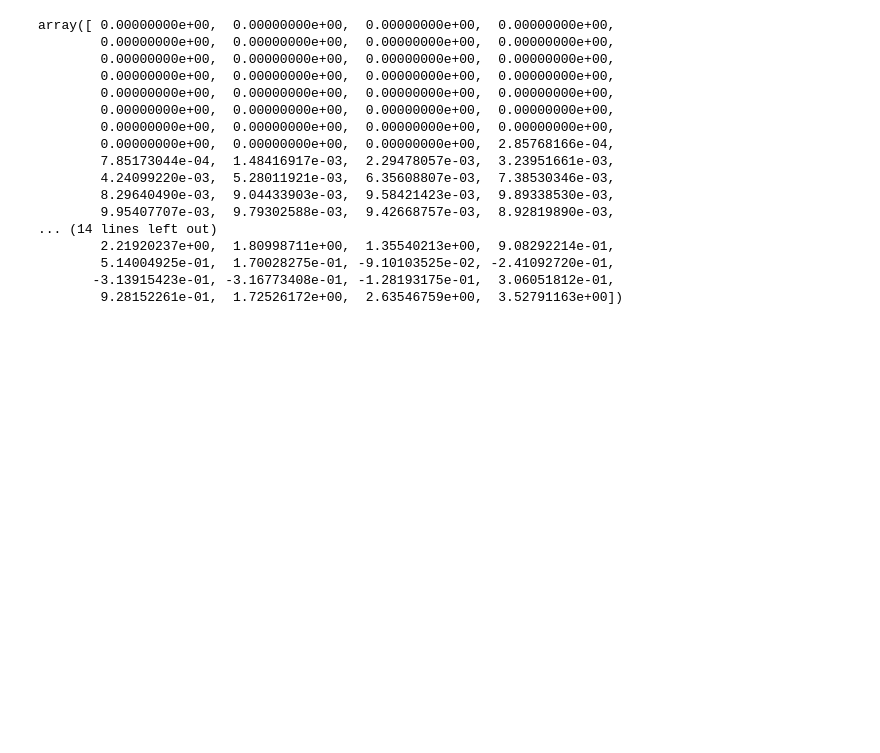
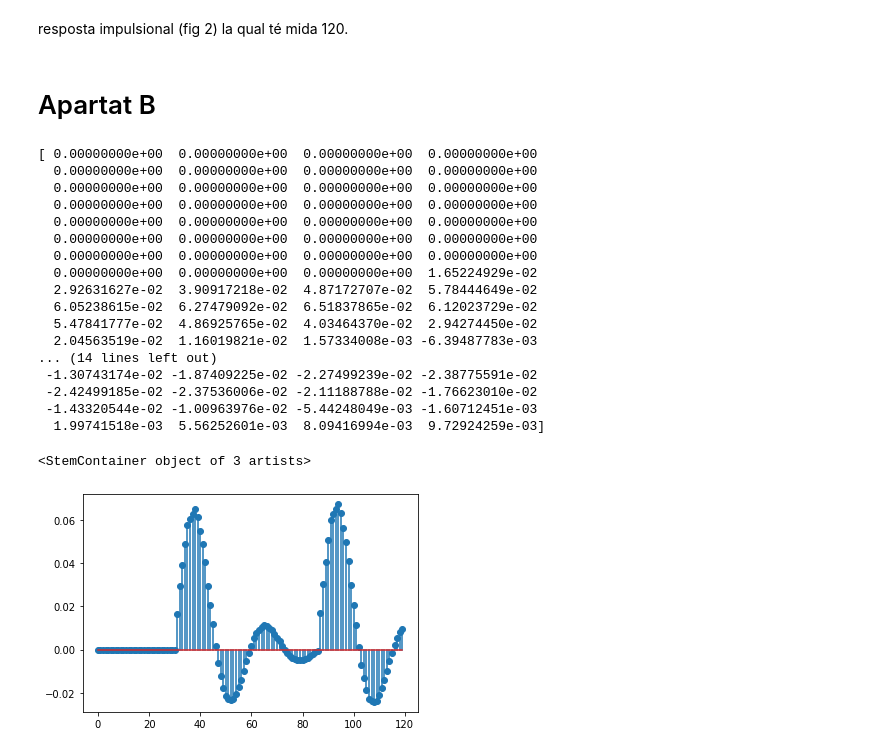
Before and after one commit to TomasGadea/notebook_vocoder, a Jupyter notebook: Vocoder.ipynb, the cells around one changed output. Saved outputs shown, nothing was run; the diff lists cells and outputs as text; code cells hidden in the pictures; blank space fills up the shorter version.

```diff
--- a/Vocoder.ipynb
+++ b/Vocoder.ipynb
@@ -13,21 +28,28 @@ x_n = mat['excit']
+# %% [markdown]
+resposta impulsional (fig 2) la qual té mida 120.
+# %% [markdown]
+# Apartat B
 # %%
-y_n = scipy.signal.lfilter(B, a_i[99], x_n[99], axis= -1, zi=None)
-y_n
+y_n = scipy.signal.lfilter([B[99]], a_i[99], x_n[99], axis= -1, zi=None)
+plt.close('all')
+plt.stem(range(120), y_n)
 # %% [output]
-array([ 0.00000000e+00,  0.00000000e+00,  0.00000000e+00,  0.00000000e+00,
-        0.00000000e+00,  0.00000000e+00,  0.00000000e+00,  0.00000000e+00,
-        0.00000000e+00,  0.00000000e+00,  0.00000000e+00,  0.00000000e+00,
-        0.00000000e+00,  0.00000000e+00,  0.00000000e+00,  0.00000000e+00,
-        0.00000000e+00,  0.00000000e+00,  0.00000000e+00,  0.00000000e+00,
-        0.00000000e+00,  0.00000000e+00,  0.00000000e+00,  0.00000000e+00,
-        0.00000000e+00,  0.00000000e+00,  0.00000000e+00,  0.00000000e+00,
-        0.00000000e+00,  0.00000000e+00,  0.00000000e+00,  2.85768166e-04,
-        7.85173044e-04,  1.48416917e-03,  2.29478057e-03,  3.23951661e-03,
-        4.24099220e-03,  5.28011921e-03,  6.35608807e-03,  7.38530346e-03,
-        8.29640490e-03,  9.04433903e-03,  9.58421423e-03,  9.89338530e-03,
-        9.95407707e-03,  9.79302588e-03,  9.42668757e-03,  8.92819890e-03,
+[ 0.00000000e+00  0.00000000e+00  0.00000000e+00  0.00000000e+00
+  0.00000000e+00  0.00000000e+00  0.00000000e+00  0.00000000e+00
+  0.00000000e+00  0.00000000e+00  0.00000000e+00  0.00000000e+00
+  0.00000000e+00  0.00000000e+00  0.00000000e+00  0.00000000e+00
+  0.00000000e+00  0.00000000e+00  0.00000000e+00  0.00000000e+00
+  0.00000000e+00  0.00000000e+00  0.00000000e+00  0.00000000e+00
+  0.00000000e+00  0.00000000e+00  0.00000000e+00  0.00000000e+00
+  0.00000000e+00  0.00000000e+00  0.00000000e+00  1.65224929e-02
+  2.92631627e-02  3.90917218e-02  4.87172707e-02  5.78444649e-02
+  6.05238615e-02  6.27479092e-02  6.51837865e-02  6.12023729e-02
+  5.47841777e-02  4.86925765e-02  4.03464370e-02  2.94274450e-02
+  2.04563519e-02  1.16019821e-02  1.57334008e-03 -6.39487783e-03
 ... (14 lines left out)
-        2.21920237e+00,  1.80998711e+00,  1.35540213e+00,  9.08292214e-01,
-        5.14004925e-01,  1.70028275e-01, -9.10103525e-02, -2.41092720e-01,
-       -3.13915423e-01, -3.16773408e-01, -1.28193175e-01,  3.06051812e-01,
-        9.28152261e-01,  1.72526172e+00,  2.63546759e+00,  3.52791163e+00])
+ -1.30743174e-02 -1.87409225e-02 -2.27499239e-02 -2.38775591e-02
+ -2.42499185e-02 -2.37536006e-02 -2.11188788e-02 -1.76623010e-02
+ -1.43320544e-02 -1.00963976e-02 -5.44248049e-03 -1.60712451e-03
+  1.99741518e-03  5.56252601e-03  8.09416994e-03  9.72924259e-03]
+<StemContainer object of 3 artists>
+[figure, added]
```
Also changed, not shown: parts of 6 cells of this notebook.
